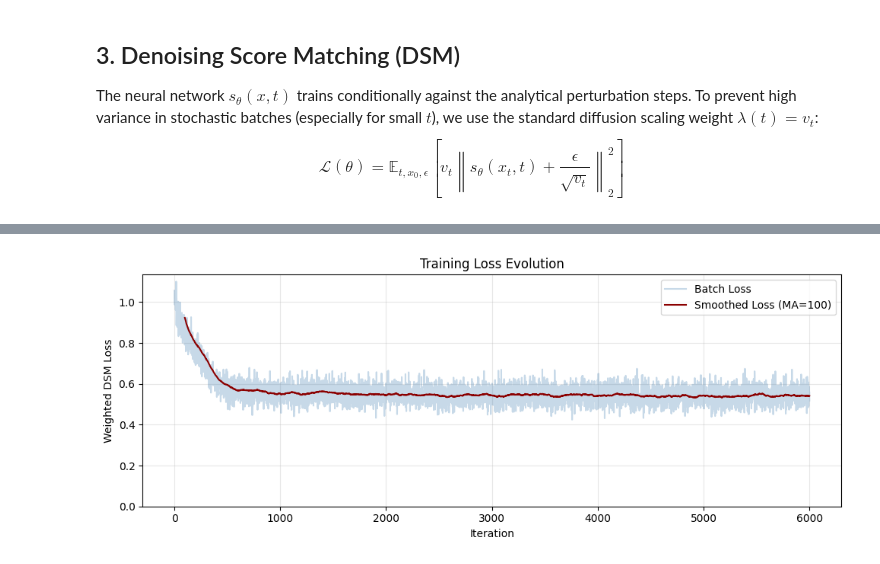
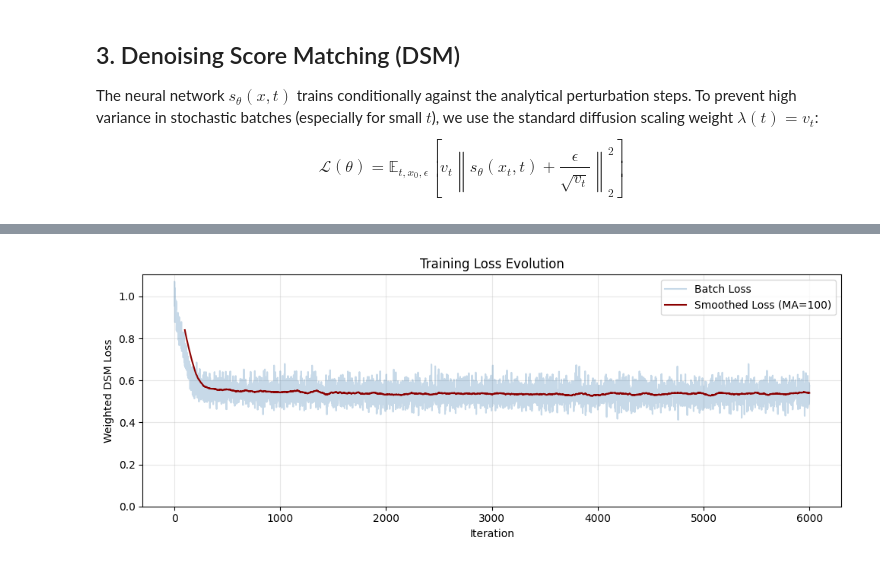
Before and after one commit to Paul3756769/Diffusion-Model-from-Scratch, a Jupyter notebook: notebooks/Langevin_1D/score_function_comparision_analytical_vs_neural_network.ipynb, the cells around one changed output, grey strips where cells are left out. Cells and saved outputs as stored; diff of their text form; code cells hidden in the pictures.

```diff
--- a/notebooks/Langevin_1D/score_function_comparision_analytical_vs_neural_network.ipynb
+++ b/notebooks/Langevin_1D/score_function_comparision_analytical_vs_neural_network.ipynb
@@ -44,9 +44,9 @@ class ScoreNet(nn.Module):
     def __init__(self):
         super().__init__()
         self.net = nn.Sequential(
-            nn.Linear(2, 12), nn.ReLU(),
-            nn.Linear(12, 12), nn.ReLU(),
-            nn.Linear(12, 1)
+            nn.Linear(2, 32), nn.ReLU(),
+            nn.Linear(32, 32), nn.ReLU(),
+            nn.Linear(32, 1)
         )
 
     def forward(self, x, t):
@@ -129,4 +129,4 @@ Iteration 6000/6000 | Avg DSM Loss: 0.54220
-[figure, old version]
+[figure, new version]
 # %%
 def analytical_score(x, t):
     """
```
Also changed, not shown: parts of 4 cells of this notebook, 4 other files.
